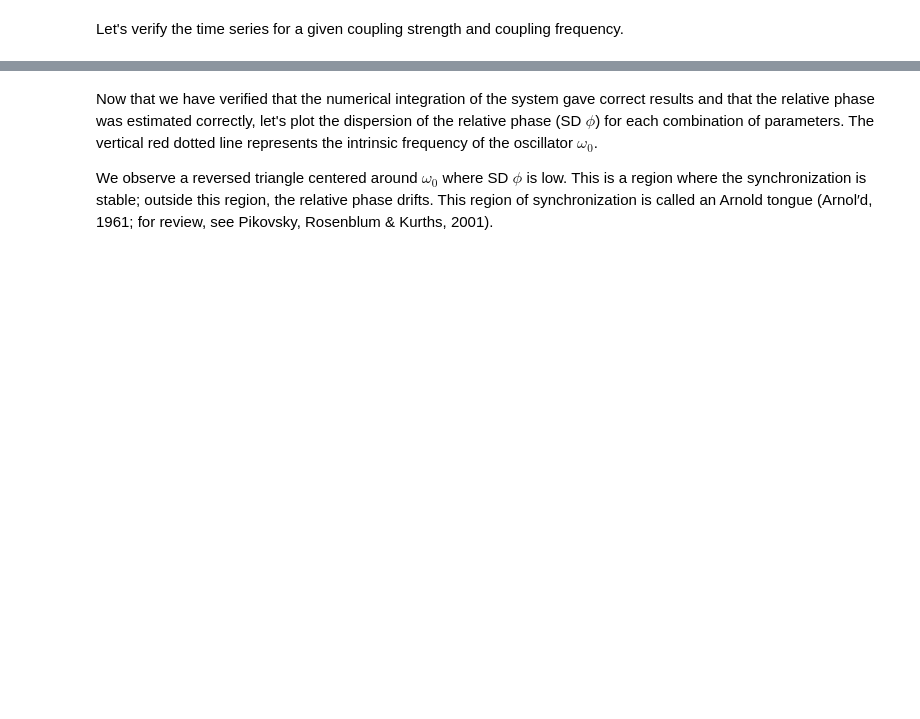
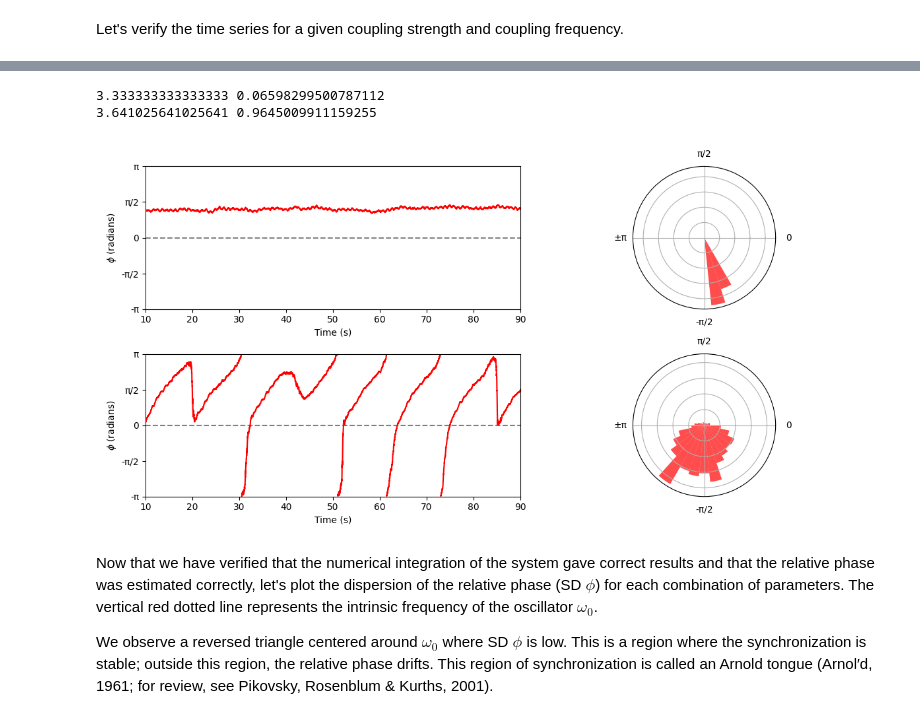
Before and after one commit to martinleguennec/Simulate-Arnold-tongue, a Jupyter notebook: main.ipynb, the cells around one changed output, grey strips where cells are left out. Saved outputs shown, nothing was run; the diff lists cells and outputs as text; code cells hidden in the pictures; blank space fills up the shorter version.

```diff
--- a/main.ipynb
+++ b/main.ipynb
@@ -79,3 +94,44 @@ Text(0, 0.5, '$\\phi$ (radians)')
+# %%
+import matplotlib.gridspec as gridspec
+
+freq_indices = [26, 32]
+fig = plt.figure(figsize=(12, 6))
+gs = gridspec.GridSpec(2, 3, width_ratios=[2, 0.1, 2])
+
+for i, freq_idx in enumerate(freq_indices):
+    freq = frequencies_list[freq_idx]
+    print(freq, stats_list[0, F_idx, freq_idx])
+    phi_rel = phi_rel_list[:, F_idx, freq_idx].copy()
+    dphi = np.diff(phi_rel)
+    mask = np.abs(dphi) > np.pi
+    phi_rel[1:][mask] = np.nan
+
+    # Time series subplot spanning 2 columns
+    ax_ts = fig.add_subplot(gs[i, :2])
+    ax_ts.plot(t[1000:-1000], -phi_rel[1000:-1000], color="red", linewidth=1.5)
+    ax_ts.axhline(0, color="k", linestyle="--", zorder=0, alpha=0.5)
+    ax_ts.set_ylabel(r"$\phi$ (radians)")
+    ax_ts.set_xlabel("Time (s)")
+    ax_ts.set_xlim([10, 90])
+    ax_ts.set_ylim([-np.pi, np.pi])
+    ax_ts.set_yticks([-np.pi, -np.pi/2, 0, np.pi/2, np.pi],
+                     labels=["-π", "-π/2", "0", "π/2", "π"])
+
+    # Polar histogram subplot in the third column
+    ax_polar = fig.add_subplot(gs[i, 2], polar=True)
+    num_bins = 30
+    counts, bin_edges = np.histogram(phi_rel[1000:-1000], bins=num_bins, range=(-np.pi, np.pi))
+    bin_centers = 0.5 * (bin_edges[:-1] + bin_edges[1:])
+    ax_polar.bar(bin_centers, counts, width=2 * np.pi / num_bins, bottom=0.0, color='red', alpha=0.7)
+    ax_polar.set_xticks([0, np.pi/2, np.pi, 3*np.pi/2],
+                        labels=["0", "π/2", "±π", "-π/2"])
+    ax_polar.set_yticklabels([])
+
+plt.tight_layout()
+# %% [output]
+3.333333333333333 0.06598299500787112
+3.641025641025641 0.9645009911159255
+[figure, added]
 # %% [markdown]
 Now that we have verified that the numerical integration of the system gave correct results and that the relative phase was estimated correctly, let's plot the dispersion of the relative phase (SD $\phi$) for each combination of parameters. The vertical red dotted line represents the intrinsic frequency of the oscillator $\omega_0$.
 
```
Also changed, not shown: parts of 5 cells of this notebook, 1 other file.
